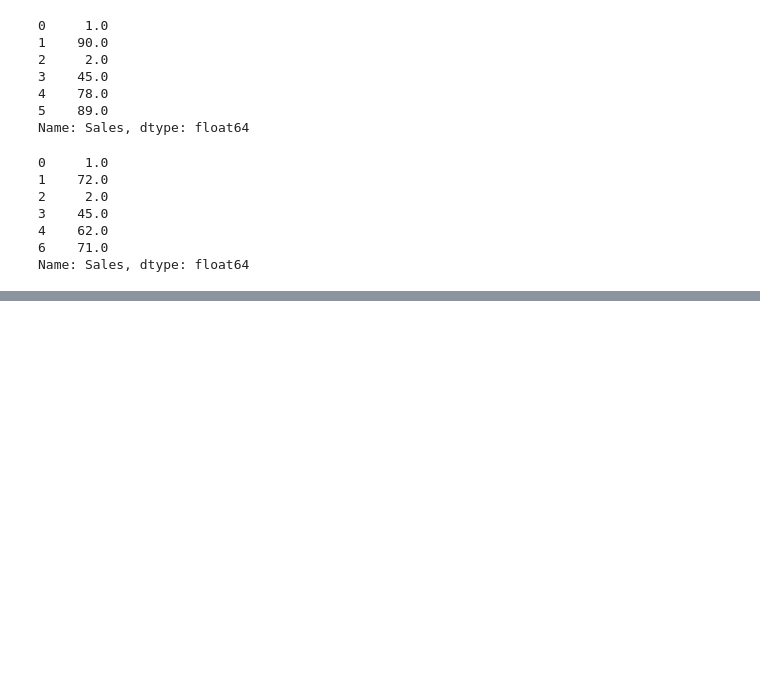
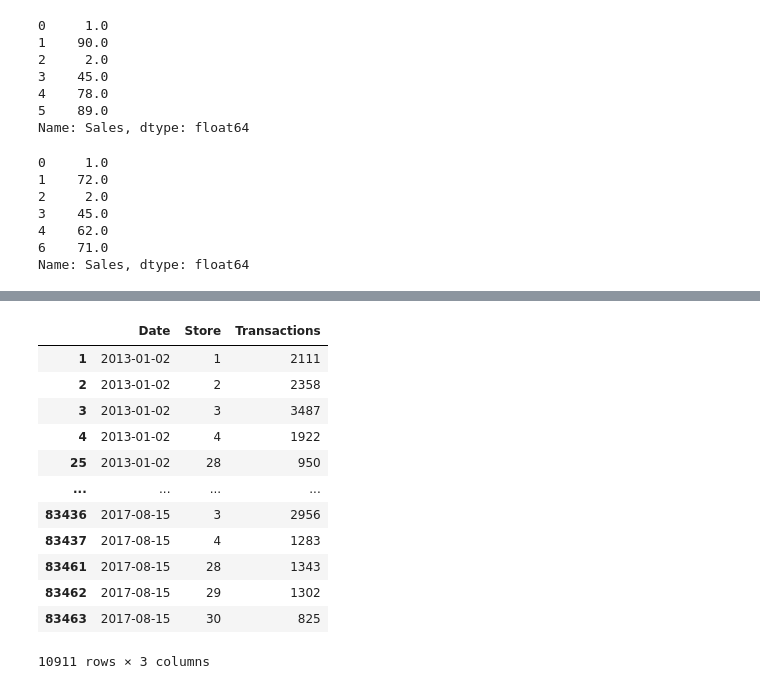
Before and after one commit to lingeshnafeax/DataScience, a Jupyter notebook: Numpy Pandas/Pandas Series.ipynb, the cells around one changed output, grey strips where cells are left out. Cells and saved outputs as stored; diff of their text form; code cells hidden in the pictures; blank space fills up the shorter version.

```diff
--- a/Numpy Pandas/Pandas Series.ipynb
+++ b/Numpy Pandas/Pandas Series.ipynb
@@ -410,0 +719,3 @@ Name: Sales, dtype: float64
+# %%
+mask=df["Store"].isin([28,29,30]) | df["Store"].lt(5)
+mask
@@ -410,0 +735,16 @@ Name: Sales, dtype: float64
+# %%
+df[mask]
+# %% [output]
+|  | Date | Store | Transactions |
+| 1 | 2013-01-02 | 1 | 2111 |
+| 2 | 2013-01-02 | 2 | 2358 |
+| 3 | 2013-01-02 | 3 | 3487 |
+| 4 | 2013-01-02 | 4 | 1922 |
+| 25 | 2013-01-02 | 28 | 950 |
+| ... | ... | ... | ... |
+| 83436 | 2017-08-15 | 3 | 2956 |
+| 83437 | 2017-08-15 | 4 | 1283 |
+| 83461 | 2017-08-15 | 28 | 1343 |
+| 83462 | 2017-08-15 | 29 | 1302 |
+| 83463 | 2017-08-15 | 30 | 825 |
+10911 rows × 3 columns
```
Also changed, not shown: parts of 36 cells of this notebook.
